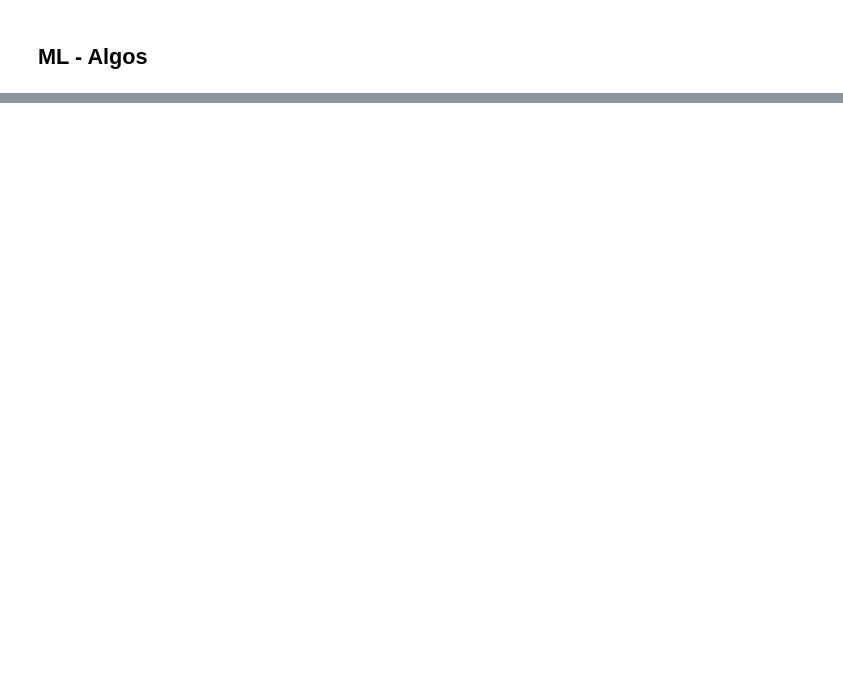
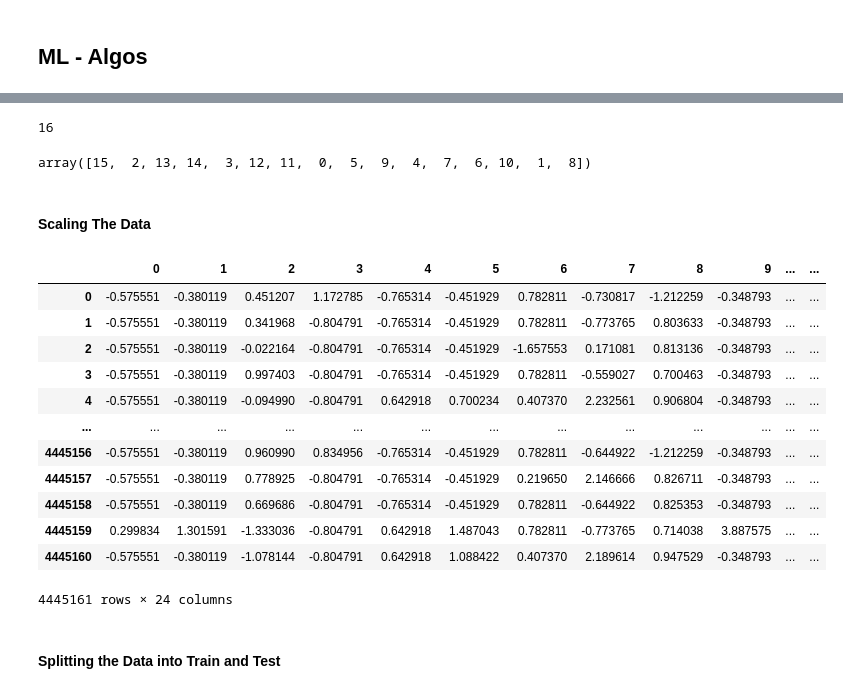
Before and after one commit to Vikram-kaki/Data-Science, a Jupyter notebook: Machine Learning/Projects/PUBG/NoteBook.ipynb, the cells around one changed output, grey strips where cells are left out. Drawn from its saved outputs; the diff is of its cells as text; code cells hidden in the pictures; blank space fills up the shorter version.

```diff
--- a/Machine Learning/Projects/PUBG/NoteBook.ipynb
+++ b/Machine Learning/Projects/PUBG/NoteBook.ipynb
@@ -509,0 +508,5 @@ dropColumns = ['Id', 'groupId', 'matchId', '', '', '', '', '', '', '', '', '', '
+# %%
+dropColumns = ['Id', 'groupId', 'matchId', 'kills', 'boosts', 'assists', 'damageDealt', 'heals', 'maxPlace', 'matchDuration', 'rideDistance', 'roadKills', 'swimDistance']
+
+
+file1.drop(dropColumns, axis =1, inplace = True)
@@ -511,0 +551,6 @@ dropColumns = ['Id', 'groupId', 'matchId', '', '', '', '', '', '', '', '', '', '
+# %%
+from sklearn.preprocessing import LabelEncoder
+
+encoder = LabelEncoder()
+
+file1['matchType'] = encoder.fit_transform(file1['matchType'])
@@ -511,0 +573,39 @@ dropColumns = ['Id', 'groupId', 'matchId', '', '', '', '', '', '', '', '', '', '
+# %%
+file1['matchType'].nunique()
+# %% [output]
+16
+# %%
+file1['matchType'].unique()
+# %% [output]
+array([15,  2, 13, 14,  3, 12, 11,  0,  5,  9,  4,  7,  6, 10,  1,  8])
+# %%
+X = file1.drop('winPlacePerc', axis =1)
+y = file1['winPlacePerc']
+# %% [markdown]
+#### Scaling The Data
+# %%
+
+
+from sklearn.preprocessing import StandardScaler
+
+scaler = StandardScaler()
+
+X2 = pd.DataFrame(scaler.fit_transform(X))
+# %%
+X2
+# %% [output]
+|  | 0 | 1 | 2 | 3 | 4 | 5 | 6 | 7 | 8 | 9 | ... | ... |
+| 0 | -0.575551 | -0.380119 | 0.451207 | 1.172785 | -0.765314 | -0.451929 | 0.782811 | -0.730817 | -1.212259 | -0.348793 | ... | ... |
+| 1 | -0.575551 | -0.380119 | 0.341968 | -0.804791 | -0.765314 | -0.451929 | 0.782811 | -0.773765 | 0.803633 | -0.348793 | ... | ... |
+| 2 | -0.575551 | -0.380119 | -0.022164 | -0.804791 | -0.765314 | -0.451929 | -1.657553 | 0.171081 | 0.813136 | -0.348793 | ... | ... |
+| 3 | -0.575551 | -0.380119 | 0.997403 | -0.804791 | -0.765314 | -0.451929 | 0.782811 | -0.559027 | 0.700463 | -0.348793 | ... | ... |
+| 4 | -0.575551 | -0.380119 | -0.094990 | -0.804791 | 0.642918 | 0.700234 | 0.407370 | 2.232561 | 0.906804 | -0.348793 | ... | ... |
+| ... | ... | ... | ... | ... | ... | ... | ... | ... | ... | ... | ... | ... |
+| 4445156 | -0.575551 | -0.380119 | 0.960990 | 0.834956 | -0.765314 | -0.451929 | 0.782811 | -0.644922 | -1.212259 | -0.348793 | ... | ... |
+| 4445157 | -0.575551 | -0.380119 | 0.778925 | -0.804791 | -0.765314 | -0.451929 | 0.219650 | 2.146666 | 0.826711 | -0.348793 | ... | ... |
+| 4445158 | -0.575551 | -0.380119 | 0.669686 | -0.804791 | -0.765314 | -0.451929 | 0.782811 | -0.644922 | 0.825353 | -0.348793 | ... | ... |
+| 4445159 | 0.299834 | 1.301591 | -1.333036 | -0.804791 | 0.642918 | 1.487043 | 0.782811 | -0.773765 | 0.714038 | 3.887575 | ... | ... |
+| 4445160 | -0.575551 | -0.380119 | -1.078144 | -0.804791 | 0.642918 | 1.088422 | 0.407370 | 2.189614 | 0.947529 | -0.348793 | ... | ... |
+4445161 rows × 24 columns
+# %% [markdown]
+#### Splitting the Data into Train and Test
```
Also changed, not shown: parts of 13 cells of this notebook.
